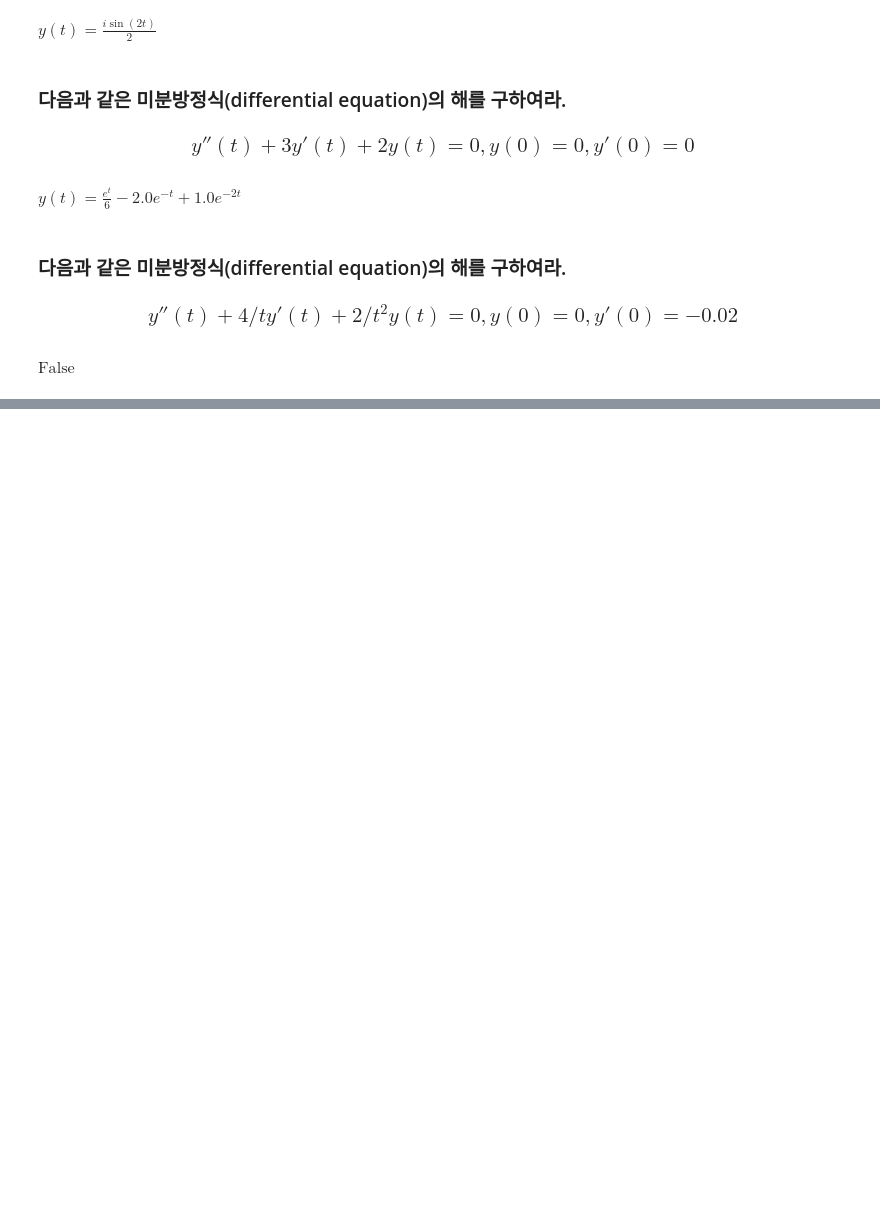
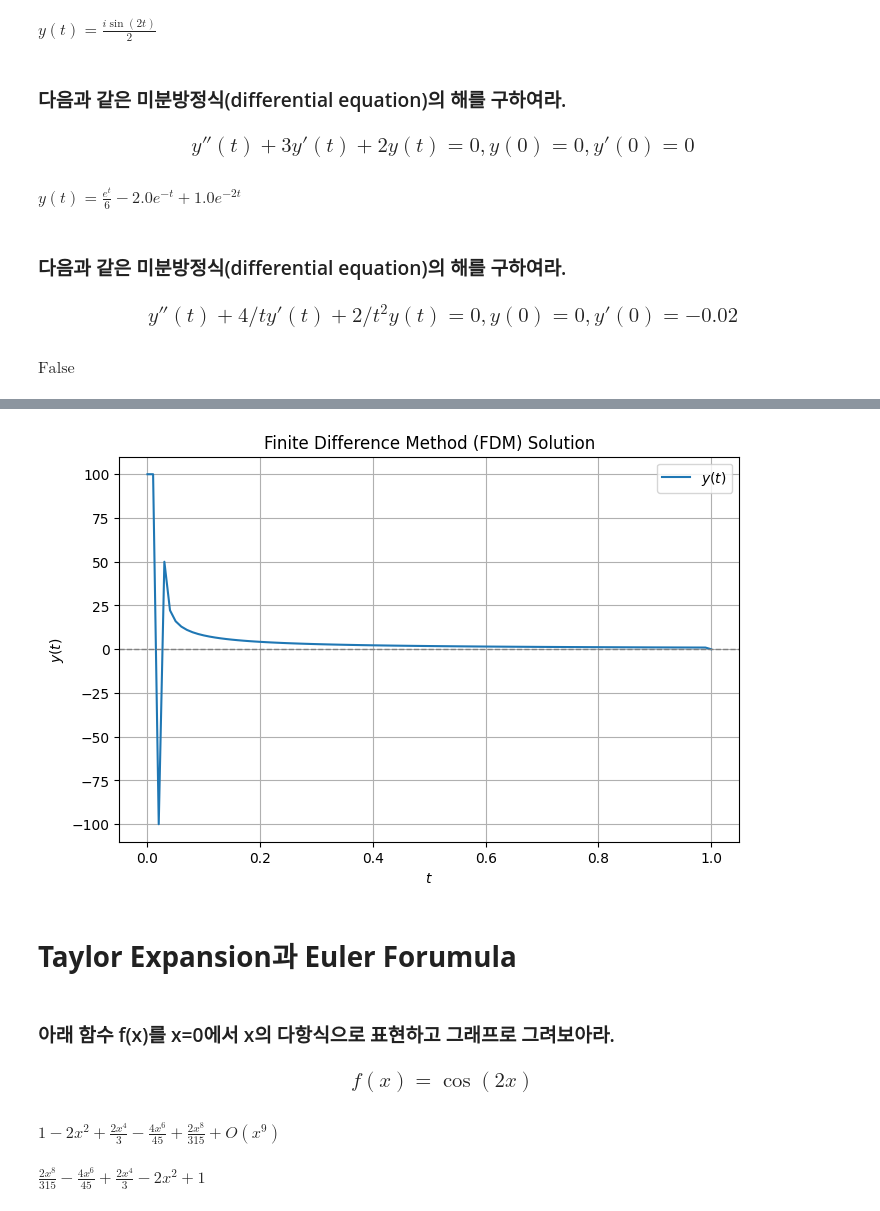
Before and after one commit to HST0077/MME2025, a Jupyter notebook: differential_eq.ipynb, the cells around one changed output, grey strips where cells are left out. Cells and saved outputs as stored; diff of their text form; code cells hidden in the pictures; blank space fills up the shorter version.

```diff
--- a/differential_eq.ipynb
+++ b/differential_eq.ipynb
@@ -99,0 +168,63 @@ $\displaystyle \text{False}$
+# %%
+# FDM의 또다른 방법
+import numpy as np
+import matplotlib.pyplot as plt
+
+# 초기 조건 및 범위 설정
+t_min, t_max, N = 0, 1, 100  # 시간 범위와 스텝 개수
+h = (t_max - t_min) / N  # 스텝 크기
+t_values = np.linspace(t_min, t_max, N+1)  # 시간 노드 생성
+
+# 초기 조건
+y = np.zeros(N+1)
+yp = np.zeros(N+1)
+y[0] = 100  # y(0) = 10
+yp[0] = -0.02  # y'(0) = -0.02
+
+# FDM을 이용한 수치적 풀이 (두 번째 차분식 사용)
+for i in range(1, N):
+    t = t_values[i]
+
+    if t == 0:
+        continue  # t=0일 때 나눗셈 방지
+
+    # 이차 미분 방정식을 전진 차분법(Finite Difference Method)으로 변환
+    ypp = - (4/t) * yp[i-1] - (2/t**2) * y[i-1]  # y''(t)의 근사
+    y[i] = y[i-1] + h * yp[i-1]  # y_n+1 = y_n + h*y'_n
+    yp[i] = yp[i-1] + h * ypp  # y'_n+1 = y'_n + h*y''_n
+
+# 그래프 출력
+plt.figure(figsize=(8, 5))
+plt.plot(t_values, y, label=r'$y(t)$')
+plt.xlabel(r'$t$')
+plt.ylabel(r'$y(t)$')
+plt.title('Finite Difference Method (FDM) Solution')
+plt.axhline(y=0, color='gray', linestyle='--', linewidth=1)
+plt.legend()
+plt.grid()
+plt.show()
+# %% [output]
+[figure, added]
+# %% [markdown]
+# **Taylor Expansion과 Euler Forumula**
+# %% [markdown]
+###	아래 함수 f(x)를 x=0에서 x의 다항식으로 표현하고 그래프로 그려보아라.
+### $$ f(x) = \cos⁡(2x) $$
+# %%
+import sympy as sp
+
+# 변수 정의
+x = sp.symbols('x')
+
+# 함수 정의
+f = sp.cos(2*x)
+
+# 테일러 급수 전개 (x=0에서 8차항까지)
+f.series(x, 0, 9)
+# %% [output]
+$\displaystyle 1 - 2 x^{2} + \frac{2 x^{4}}{3} - \frac{4 x^{6}}{45} + \frac{2 x^{8}}{315} + O\left(x^{9}\right)$
+# %%
+# O() 이하 제거
+f.series(x, 0, 9).removeO()
+# %% [output]
+$\displaystyle \frac{2 x^{8}}{315} - \frac{4 x^{6}}{45} + \frac{2 x^{4}}{3} - 2 x^{2} + 1$
```
Also changed, not shown: parts of 14 cells of this notebook.
